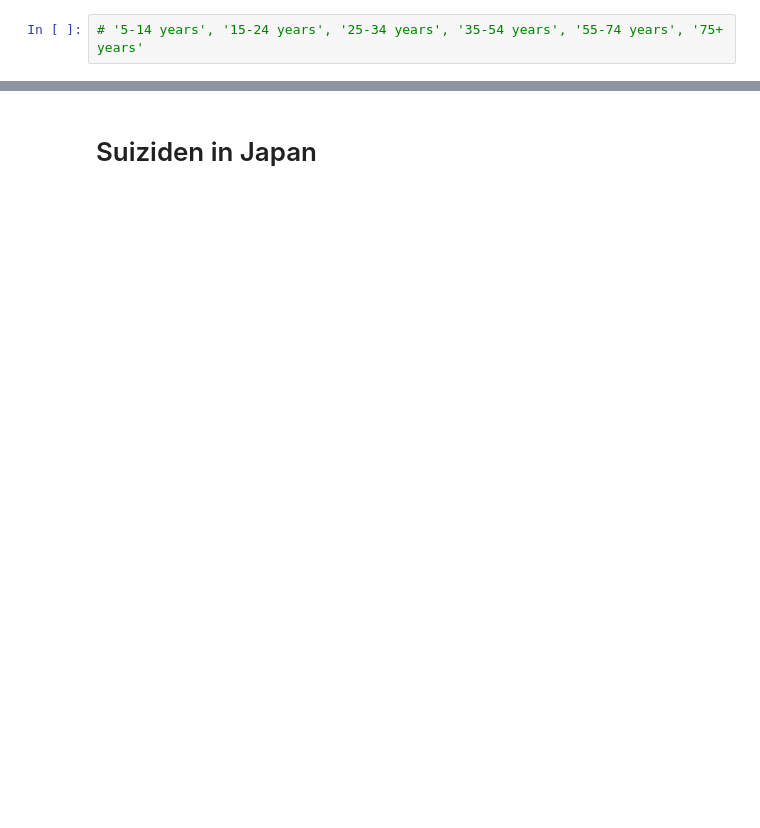
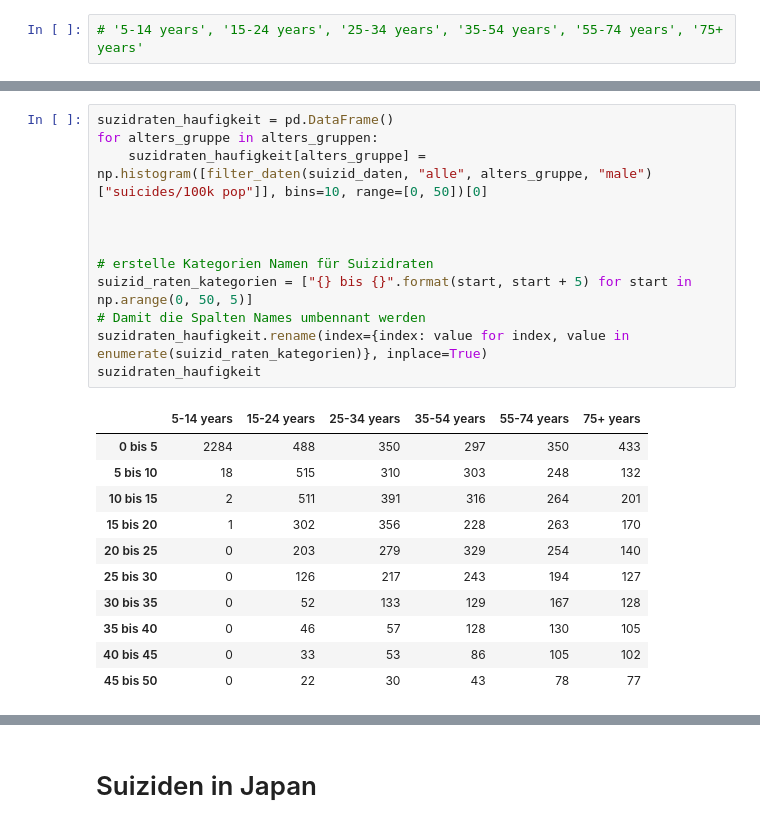
Before and after one commit to dsvanidze/suizid-aus-wirtschaftlicher-sicht-dalele-projekt, a Jupyter notebook: suizid_praesentation.ipynb, the cells around one changed output, grey strips where cells are left out. Drawn from its saved outputs; the diff is of its cells as text; blank space fills up the shorter version.

```diff
--- a/suizid_praesentation.ipynb
+++ b/suizid_praesentation.ipynb
@@ -65,0 +86,24 @@ plt.hist(filter_daten(suizid_daten, "alle", "75+ years", "female")["suicides/100
+# %%
+suzidraten_haufigkeit = pd.DataFrame()
+for alters_gruppe in alters_gruppen:
+    suzidraten_haufigkeit[alters_gruppe] = np.histogram([filter_daten(suizid_daten, "alle", alters_gruppe, "male")["suicides/100k pop"]], bins=10, range=[0, 50])[0]
+
+
+
+# erstelle Kategorien Namen für Suizidraten
+suizid_raten_kategorien = ["{} bis {}".format(start, start + 5) for start in np.arange(0, 50, 5)]
+# Damit die Spalten Names umbennant werden
+suzidraten_haufigkeit.rename(index={index: value for index, value in enumerate(suizid_raten_kategorien)}, inplace=True)
+suzidraten_haufigkeit
+# %% [output]
+|  | 5-14 years | 15-24 years | 25-34 years | 35-54 years | 55-74 years | 75+ years |
+| 0 bis 5 | 2284 | 488 | 350 | 297 | 350 | 433 |
+| 5 bis 10 | 18 | 515 | 310 | 303 | 248 | 132 |
+| 10 bis 15 | 2 | 511 | 391 | 316 | 264 | 201 |
+| 15 bis 20 | 1 | 302 | 356 | 228 | 263 | 170 |
+| 20 bis 25 | 0 | 203 | 279 | 329 | 254 | 140 |
+| 25 bis 30 | 0 | 126 | 217 | 243 | 194 | 127 |
+| 30 bis 35 | 0 | 52 | 133 | 129 | 167 | 128 |
+| 35 bis 40 | 0 | 46 | 57 | 128 | 130 | 105 |
+| 40 bis 45 | 0 | 33 | 53 | 86 | 105 | 102 |
+| 45 bis 50 | 0 | 22 | 30 | 43 | 78 | 77 |
```
Also changed, not shown: parts of 18 cells of this notebook.
